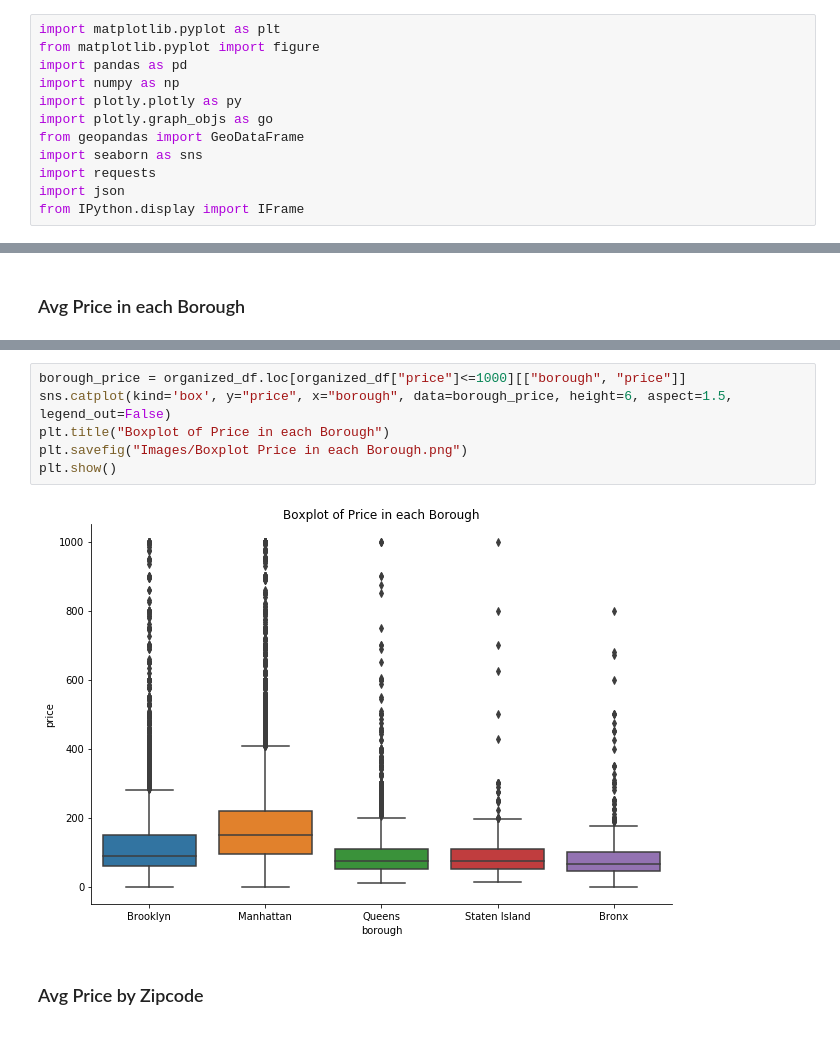
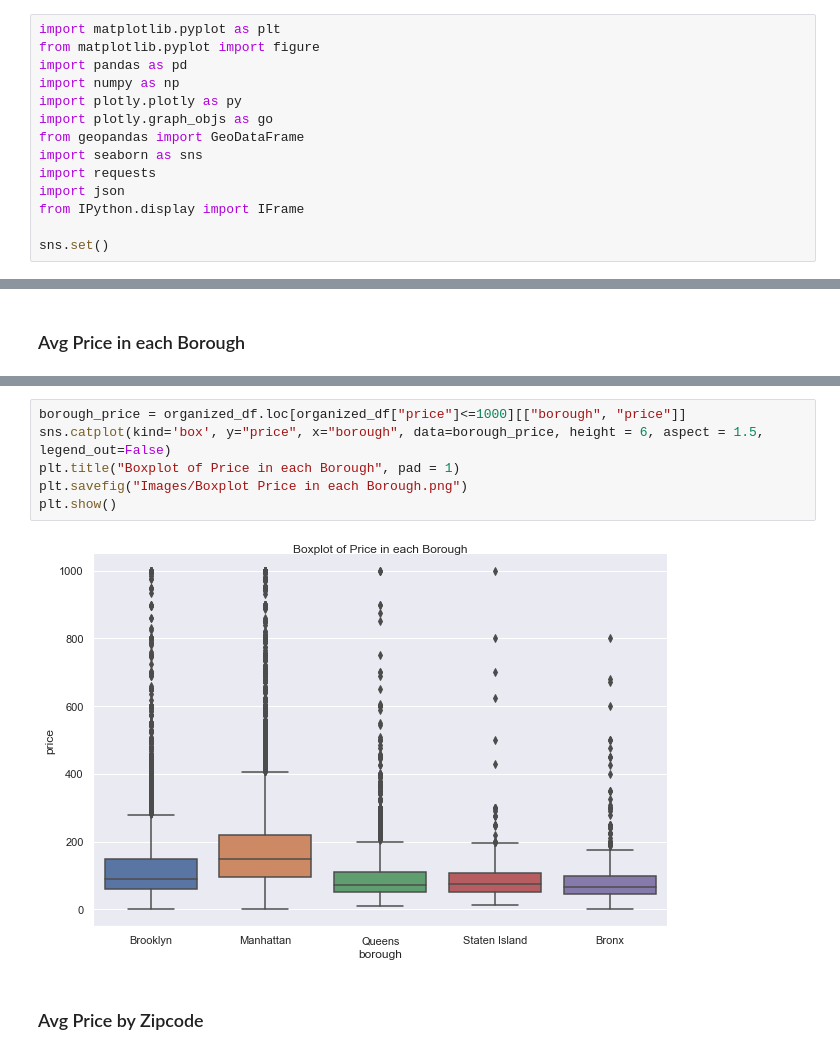
Before and after one commit to GeunT/Group-12-Project-1, a Jupyter notebook: Airbnb_starter_data.ipynb, the cells around one changed output, grey strips where cells are left out. Saved outputs shown, nothing was run; the diff lists cells and outputs as text.

```diff
--- a/Airbnb_starter_data.ipynb
+++ b/Airbnb_starter_data.ipynb
@@ -18,6 +18,8 @@ import seaborn as sns
 import requests
 import json
 from IPython.display import IFrame
+
+sns.set()
 # %%
 listing_data = "Airbnb_Data/Detailed/listings.csv"
 listings_df = pd.read_csv(listing_data)
@@ -194,11 +205,11 @@ plt.show()
 # %%
 borough_price = organized_df.loc[organized_df["price"]<=1000][["borough", "price"]]
-sns.catplot(kind='box', y="price", x="borough", data=borough_price, height=6, aspect=1.5, legend_out=False)
-plt.title("Boxplot of Price in each Borough")
+sns.catplot(kind='box', y="price", x="borough", data=borough_price, height = 6, aspect = 1.5, legend_out=False)
+plt.title("Boxplot of Price in each Borough", pad = 1)
 plt.savefig("Images/Boxplot Price in each Borough.png")
 plt.show()
 # %% [output]
-[figure, old version]
+[figure, new version]
 # %% [markdown]
 ### Avg Price by Zipcode
 # %%
```
Also changed, not shown: parts of 21 cells of this notebook, 22 other files.
